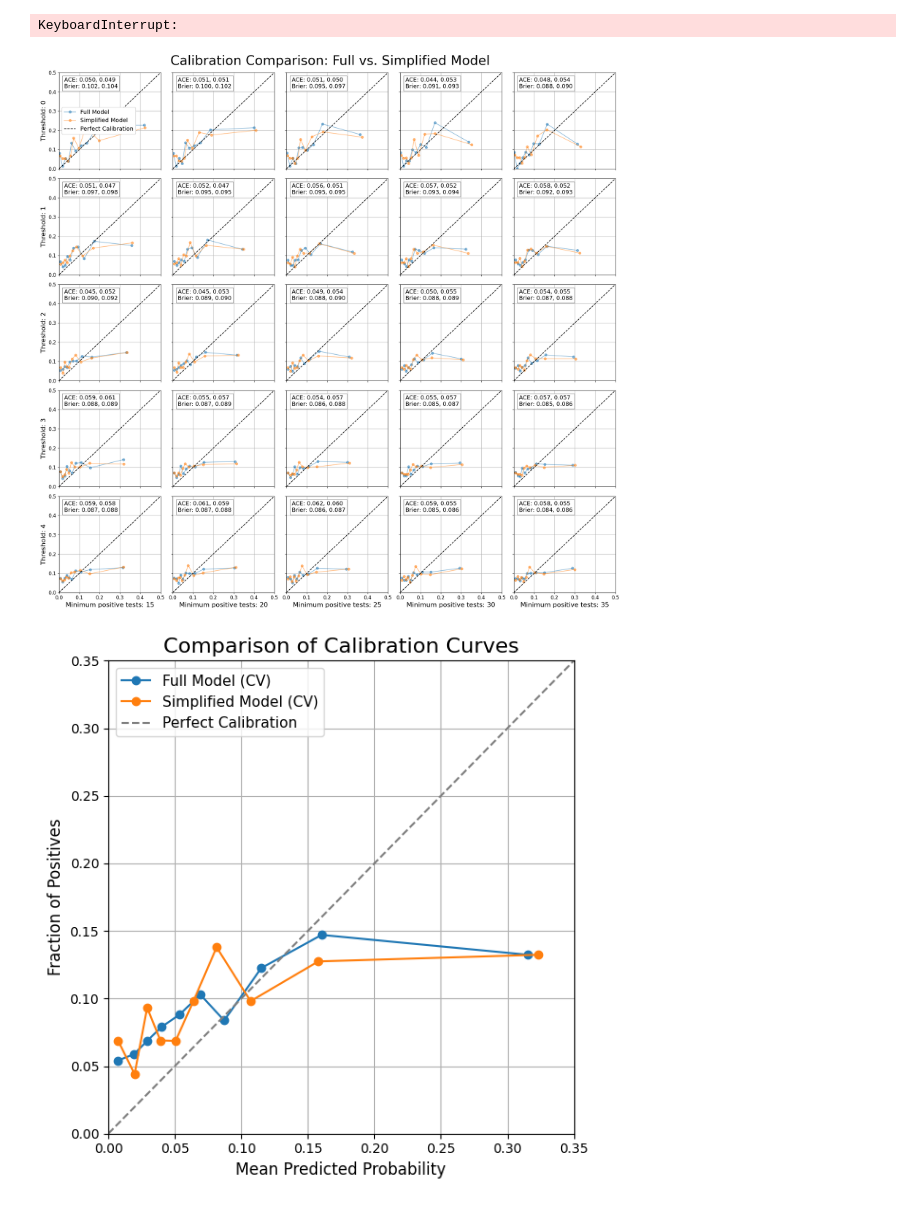
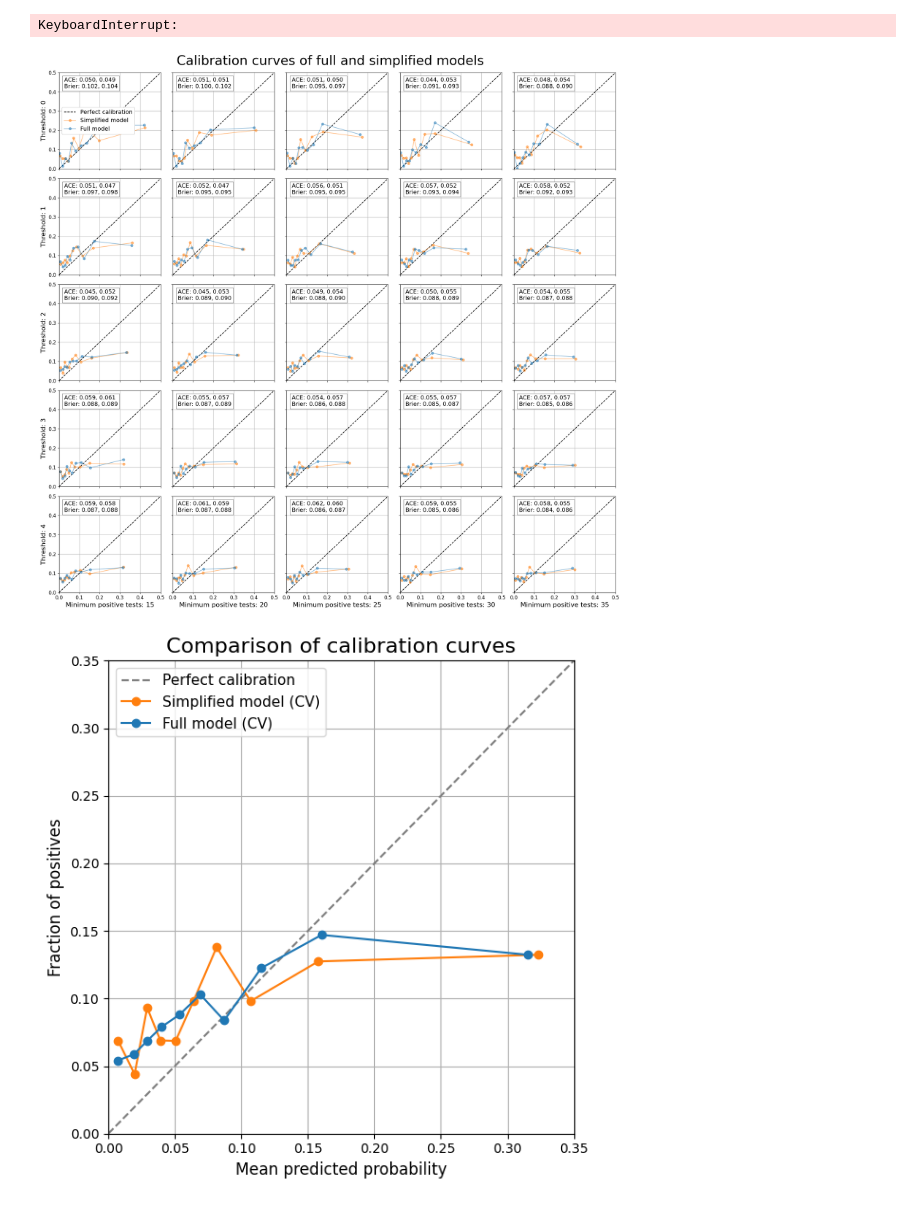
Before and after one commit to DaniChambon1/covid-household-visitors, a Jupyter notebook: 2_model.ipynb, the cells around one changed output. Drawn from its saved outputs; the diff is of its cells as text; code cells hidden in the pictures.

```diff
--- a/2_model.ipynb
+++ b/2_model.ipynb
@@ -818,8 +697,8 @@ for i, dataset in enumerate(datasets):
         avg_window_size = round(row.iloc[0]["avg_window_size"], 1)
 
         # Plot calibration curve and reference line
-        ax.plot(mean_pred, frac_pos, "o-", label="Model")
-        ax.plot([0, 1], [0, 1], "k--", label="Perfect Calibration")
+        ax.plot([0, 1], [0, 1], "--", label="Perfect calibration", color="black")
+        ax.plot(mean_pred, frac_pos, "o-", label="Model", color="tab:blue")
 
         # Add annotations for ACE and Brier Score
         ax.text(0.05, 0.95, f"ACE: {ace:.3f}\nBrier: {brier:.3f}",
@@ -843,7 +722,7 @@ for i, dataset in enumerate(datasets):
 
 plt.suptitle("Cross-validation results by threshold and minimum positive test count", fontsize=32)
 plt.tight_layout(rect=[0, 0.03, 1, 0.99])
-plt.savefig("calibration_grid_adaptive_window.png", dpi=200, bbox_inches='tight')  # PNG at 600 DPI
+plt.savefig("results/calibration_grid_adaptive_window.png", dpi=200, bbox_inches='tight')
 #plt.savefig("calibration_grid.pdf", bbox_inches='tight')
 plt.show()
 # %% [output]
@@ -1653,13 +1477,10 @@ for i, dataset in enumerate(datasets):
             ax.axis('off')
             continue
 
-        # Plot original model (blue)
-        if not row_orig.empty:
-            mean_pred_orig = np.array(json.loads(row_orig.iloc[0]["mean_predicted_values"]))
-            frac_pos_orig = np.array(json.loads(row_orig.iloc[0]["fraction_of_positives"]))
-            ace_orig = row_orig.iloc[0]["ACE"]
-            brier_orig = row_orig.iloc[0]["BrierScore"]
-            ax.plot(mean_pred_orig, frac_pos_orig, "o-", color="tab:blue", label="Full Model", alpha=0.5)
+        # Reference line
+        ax.plot([0, 1], [0, 1], "k--", label="Perfect calibration")
+
+
 
         # Plot simplified model (orange)
         if not row_simple.empty:
@@ -1667,10 +1488,15 @@ for i, dataset in enumerate(datasets):
             frac_pos_simple = np.array(json.loads(row_simple.iloc[0]["fraction_of_positives"]))
             ace_simple = row_simple.iloc[0]["ACE"]
             brier_simple = row_simple.iloc[0]["BrierScore"]
-            ax.plot(mean_pred_simple, frac_pos_simple, "o-", color="tab:orange", label="Simplified Model", alpha=0.5)
+            ax.plot(mean_pred_simple, frac_pos_simple, "o-", color="tab:orange", label="Simplified model", alpha=0.5)
 
-        # Reference line
-        ax.plot([0, 1], [0, 1], "k--", label="Perfect Calibration")
+        # Plot original model (blue)
+        if not row_orig.empty:
+            mean_pred_orig = np.array(json.loads(row_orig.iloc[0]["mean_predicted_values"]))
+            frac_pos_orig = np.array(json.loads(row_orig.iloc[0]["fraction_of_positives"]))
+            ace_orig = row_orig.iloc[0]["ACE"]
+            brier_orig = row_orig.iloc[0]["BrierScore"]
+            ax.plot(mean_pred_orig, frac_pos_orig, "o-", color="tab:blue", label="Full model", alpha=0.5)
 
         #Add annotations showing metrics for both models
         annotation_text = (
@@ -1696,54 +1522,53 @@ for i, dataset in enumerate(datasets):
         if i == 0 and j == 0:
             ax.legend(loc="center left", fontsize=14, framealpha=1)
 
-plt.suptitle("Calibration Comparison: Full vs. Simplified Model", fontsize=32)
+plt.suptitle("Calibration curves of full and simplified models", fontsize=32)
 plt.tight_layout(rect=[0, 0.03, 1, 0.99])
-plt.savefig("calibration_grid_combined.png", dpi=100, bbox_inches='tight')
-plt.savefig("calibration_grid_combined.pdf", bbox_inches='tight')
+plt.savefig("results/calibration_grid_combined.png", dpi=200, bbox_inches='tight')
 plt.show()
 # %% [output]
-[figure, old version]
+[figure, new version]
 # %%
 # Filter the data
 row_orig = df_crossval_results[
     (df_crossval_results["dataset"].str.endswith("2")) &
     (df_crossval_results["window_size"] == 20)
 ]
 
 row_simple = df_crossval_results_simple[
     (df_crossval_results_simple["dataset"].str.endswith("2")) &
     (df_crossval_results_simple["window_size"] == 20)
 ]
 
 plt.figure(figsize=(6, 6))
 
-# Plot original model (blue, circle markers)
+# Reference line for perfect calibration
+plt.plot([0, 1], [0, 1], "--", color="tab:gray", label="Perfect calibration")
+
+# Plot simplified model
+if not row_simple.empty:
+    mean_pred_simple = np.array(json.loads(row_simple.iloc[0]["mean_predicted_values"]))
+    frac_pos_simple = np.array(json.loads(row_simple.iloc[0]["fraction_of_positives"]))
+    plt.plot(mean_pred_simple, frac_pos_simple, "o-", color="tab:orange",
+             label="Simplified model (CV)")
+
+# Plot original model
 if not row_orig.empty:
     mean_pred_orig = np.array(json.loads(row_orig.iloc[0]["mean_predicted_values"]))
     frac_pos_orig = np.array(json.loads(row_orig.iloc[0]["fraction_of_positives"]))
     plt.plot(mean_pred_orig, frac_pos_orig, "o-", color="tab:blue",
-             label="Full Model (CV)")
-
-# Plot simplified model (orange, cross markers)
-if not row_simple.empty:
-    mean_pred_simple = np.array(json.loads(row_simple.iloc[0]["mean_predicted_values"]))
-    frac_pos_simple = np.array(json.loads(row_simple.iloc[0]["fraction_of_positives"]))
-    plt.plot(mean_pred_simple, frac_pos_simple, "o-", color="tab:orange",
-             label="Simplified Model (CV)")
-
-# Reference line for perfect calibration
-plt.plot([0, 1], [0, 1], "--", color="tab:gray", label="Perfect Calibration")
+             label="Full model (CV)")
 
 # Labels, limits, and styling
-plt.xlabel("Mean Predicted Probability", size=12)
-plt.ylabel("Fraction of Positives", size=12)
-plt.title("Comparison of Calibration Curves", size=16)
+plt.xlabel("Mean predicted probability", size=12)
+plt.ylabel("Fraction of positives", size=12)
+plt.title("Comparison of calibration curves", size=16)
 plt.xlim(0, 0.35)
 plt.ylim(0, 0.35)
 plt.legend(fontsize=11)
 plt.grid(True)
 plt.tight_layout()
-#plt.savefig("images/simple_vs_full_calibration_curves.png", bbox_inches='tight')
+plt.savefig("results/simple_vs_full_calibration_curves.png", bbox_inches='tight')
 plt.show()
 # %% [output]
-[figure, old version]
+[figure, new version]
```
Also changed, not shown: parts of 13 cells of this notebook, 2 other files.
